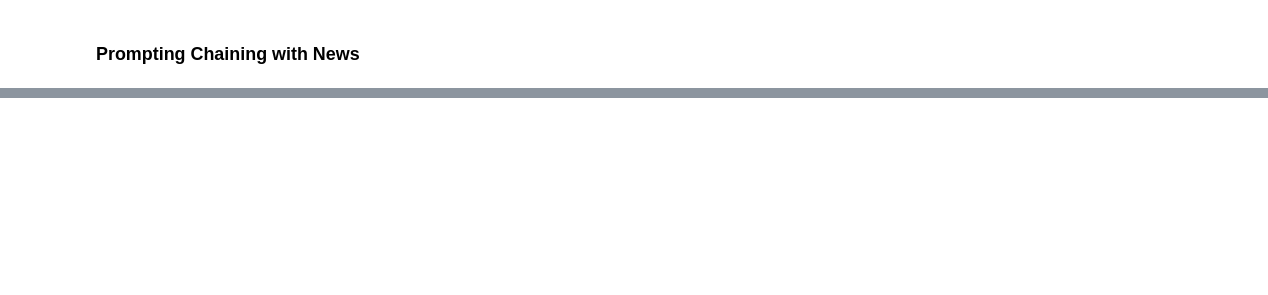
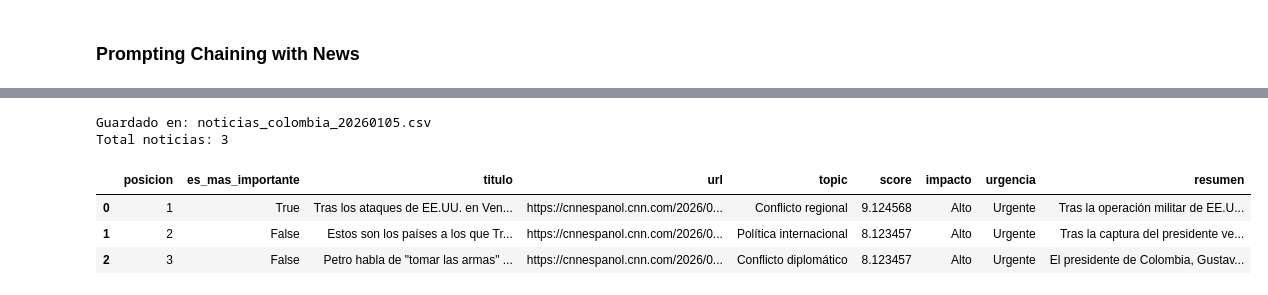
Before and after one commit to carlosjimenez88M/AI_Agentic_Udacity, a Jupyter notebook: course1/7-chaining_prompts/practice_with_news.ipynb, the cells around one changed output, grey strips where cells are left out. Cells and saved outputs as stored; diff of their text form; code cells hidden in the pictures; blank space fills up the shorter version.

```diff
--- a/course1/7-chaining_prompts/practice_with_news.ipynb
+++ b/course1/7-chaining_prompts/practice_with_news.ipynb
@@ -34,4 +34,6 @@ class OpenAIModels(str, Enum):
 
 
 MODEL = OpenAIModels.GPT_41_NANO
+MAX_ARTICLES = 15
+BASE_URL = 'https://cnnespanol.cnn.com/colombia'
 # %%
@@ -486,0 +747,37 @@ Total procesados: 10
+# %%
+if 'final_result' in locals() and final_result:
+    # Crear DataFrame
+    df_data = []
+    for i, item in enumerate(ranking_data, 1):
+        df_data.append({
+            'posicion': i,
+            'es_mas_importante': item['url'] == final_result.most_important_id,
+            'titulo': item['title'],
+            'url': item['url'],
+            'topic': item['topic'],
+            'score': item['score'],
+            'impacto': item['impact'],
+            'urgencia': item['urgency'],
+            'resumen': item['summary']
+        })
+
+    df = pd.DataFrame(df_data)
+
+    # Guardar CSV
+    filename = f"noticias_colombia_{date.today().strftime('%Y%m%d')}.csv"
+    df.to_csv(filename, index=False, encoding='utf-8-sig')
+
+    print(f"Guardado en: {filename}")
+    print(f"Total noticias: {len(df)}")
+
+    # Mostrar preview
+    display(df.head())
+else:
+    print("No hay resultados para exportar.")
+# %% [output]
+Guardado en: noticias_colombia_20260105.csv
+Total noticias: 3
+|  | posicion | es_mas_importante | titulo | url | topic | score | impacto | urgencia | resumen |
+| 0 | 1 | True | Tras los ataques de EE.UU. en Ven... | https://cnnespanol.cnn.com/2026/0... | Conflicto regional | 9.124568 | Alto | Urgente | Tras la operación militar de EE.U... |
+| 1 | 2 | False | Estos son los países a los que Tr... | https://cnnespanol.cnn.com/2026/0... | Política internacional | 8.123457 | Alto | Urgente | Tras la captura del presidente ve... |
+| 2 | 3 | False | Petro habla de "tomar las armas" ... | https://cnnespanol.cnn.com/2026/0... | Conflicto diplomático | 8.123457 | Alto | Urgente | El presidente de Colombia, Gustav... |
```
Also changed, not shown: parts of 15 cells of this notebook, 16 other files.
